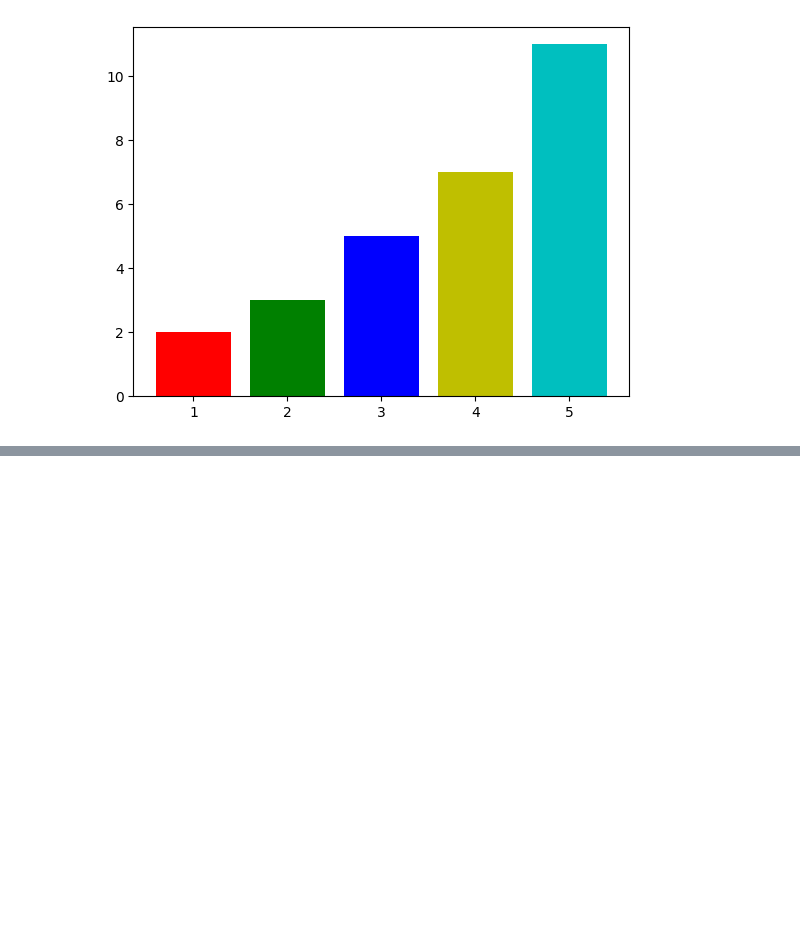
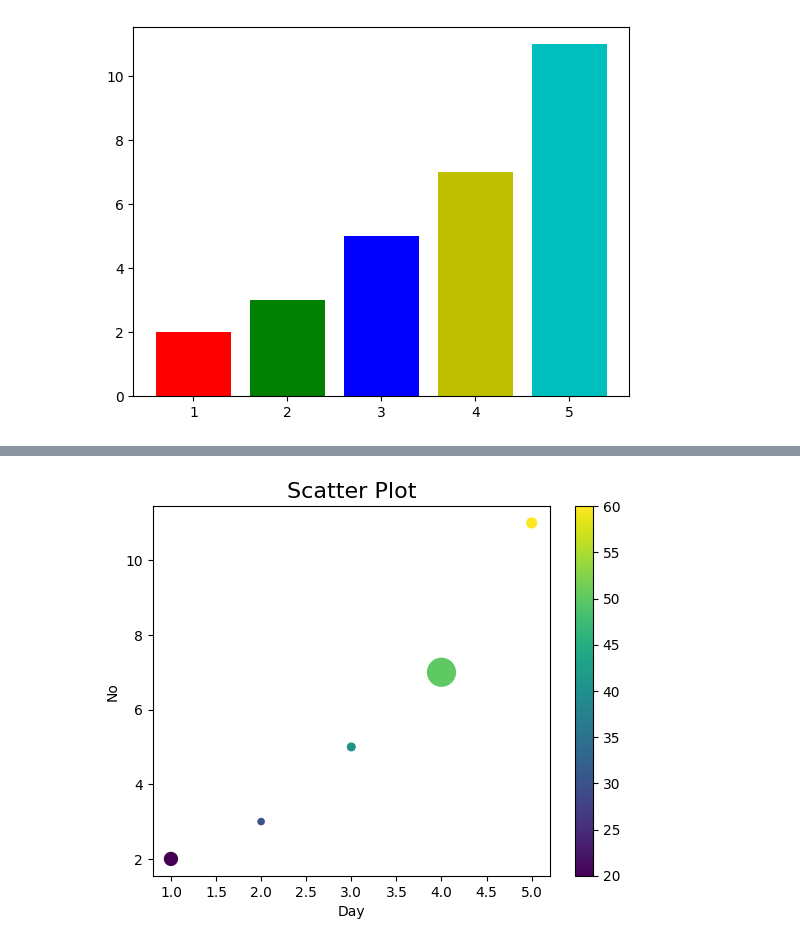
Before and after one commit to bijoybiswas21/Python, a Jupyter notebook: Python Ai/Matplotlib/mat.ipynb, the cells around one changed output, grey strips where cells are left out. Drawn from its saved outputs; the diff is of its cells as text; code cells hidden in the pictures; blank space fills up the shorter version.

```diff
--- a/Python Ai/Matplotlib/mat.ipynb
+++ b/Python Ai/Matplotlib/mat.ipynb
@@ -172,0 +442,16 @@ plt.show()
+# %%
+import matplotlib.pyplot as plt
+day=[1, 2, 3, 4, 5]
+no=[2, 3, 5, 7, 11]
+
+colors=[20, 30, 40, 50, 60]
+sizes=[86, 20, 30, 400, 50]
+plt.scatter(day, no, c=colors, marker='o', s=sizes,cmap='viridis')
+plt.colorbar()
+
+plt.title('Scatter Plot',fontsize=16)
+plt.xlabel('Day')
+plt.ylabel('No')
+plt.show()
+# %% [output]
+[figure, added]
```
Also changed, not shown: parts of 10 cells of this notebook, 1 other file.
